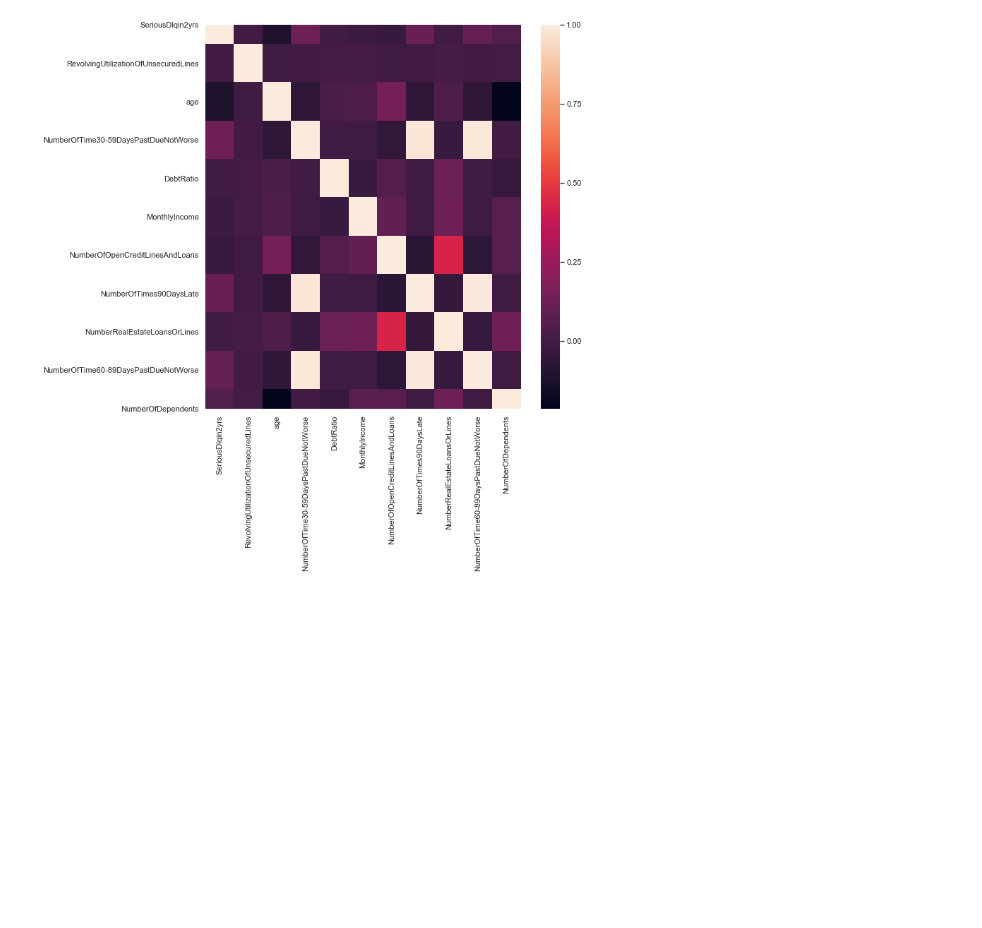
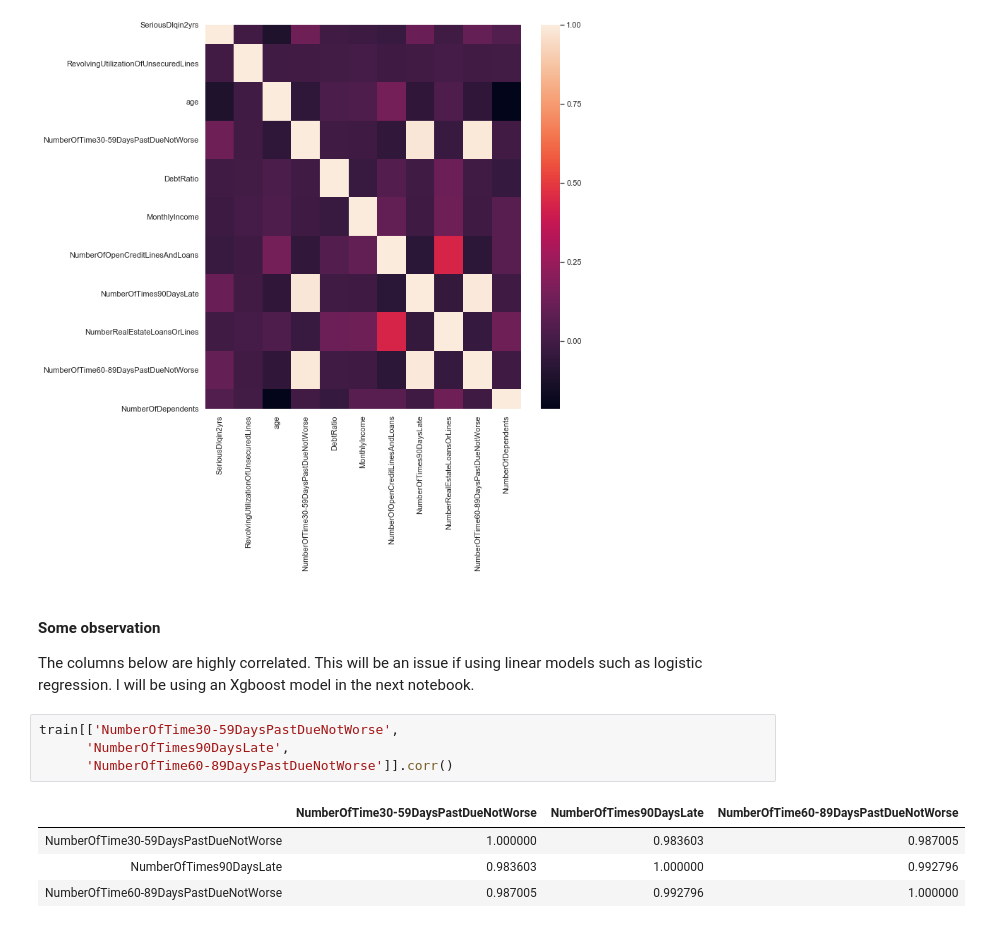
Before and after one commit to abhinavsunderrajan/DemsoPython, a Jupyter notebook: give_me_credit/EDAGiveCredit.ipynb, the cells around one changed output. Cells and saved outputs as stored; diff of their text form; blank space fills up the shorter version.

```diff
--- a/give_me_credit/EDAGiveCredit.ipynb
+++ b/give_me_credit/EDAGiveCredit.ipynb
@@ -133,3 +134,15 @@ sns.heatmap(corr,
 # %% [output]
 <matplotlib.axes._subplots.AxesSubplot at 0x...>
 [figure]
+# %% [markdown]
+#### Some observation
+The columns below are highly correlated. This will be an issue if using linear models such as logistic regression. I will be using an Xgboost model in the next notebook.
+# %%
+train[['NumberOfTime30-59DaysPastDueNotWorse',
+      'NumberOfTimes90DaysLate',
+      'NumberOfTime60-89DaysPastDueNotWorse']].corr()
+# %% [output]
+|  | NumberOfTime30-59DaysPastDueNotWorse | NumberOfTimes90DaysLate | NumberOfTime60-89DaysPastDueNotWorse |
+| NumberOfTime30-59DaysPastDueNotWorse | 1.000000 | 0.983603 | 0.987005 |
+| NumberOfTimes90DaysLate | 0.983603 | 1.000000 | 0.992796 |
+| NumberOfTime60-89DaysPastDueNotWorse | 0.987005 | 0.992796 | 1.000000 |
```
Also changed, not shown: parts of 4 cells of this notebook, 1 other file.
